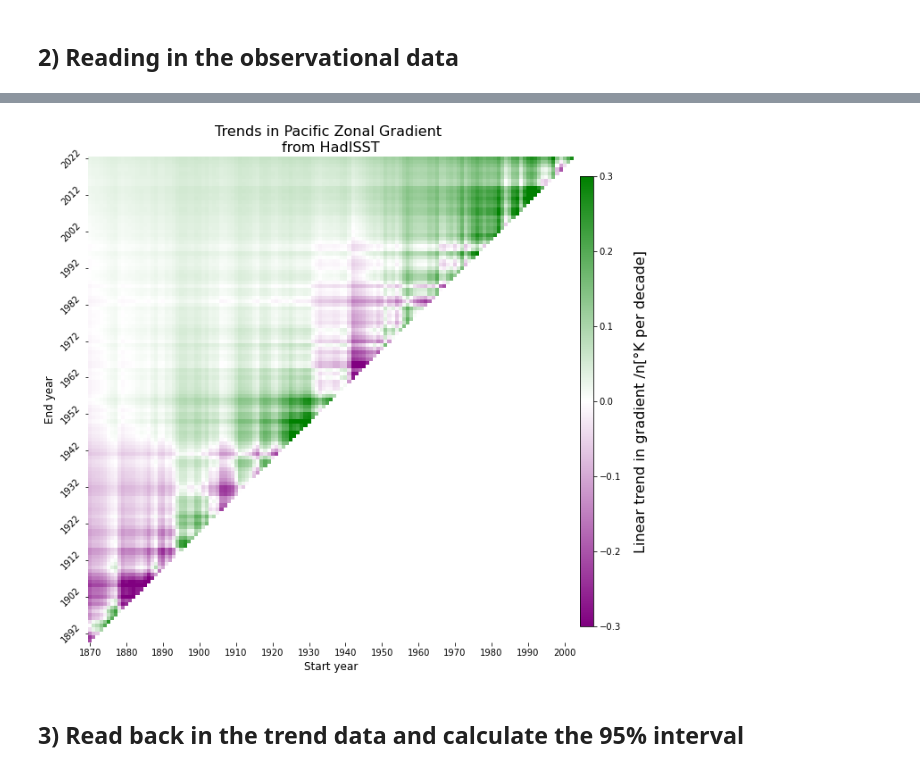
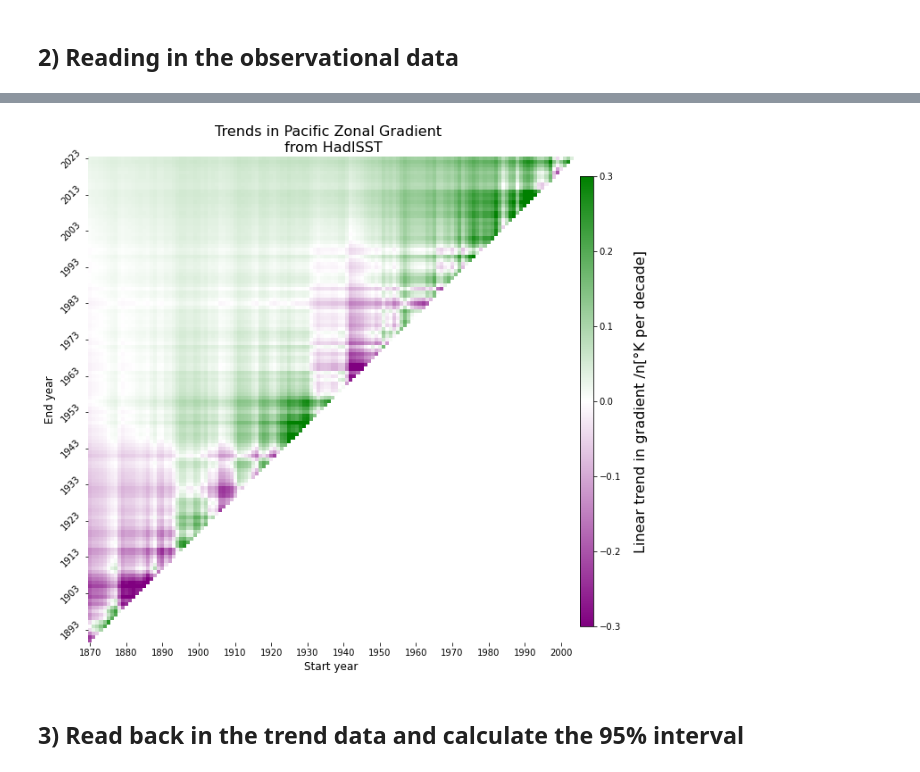
Before and after one commit to hanbyrne1995/gradient_project, a Jupyter notebook: MME_Plotting.ipynb, the cells around one changed output, grey strips where cells are left out. Saved outputs shown, nothing was run; the diff lists cells and outputs as text; code cells hidden in the pictures.

```diff
--- a/MME_Plotting.ipynb
+++ b/MME_Plotting.ipynb
@@ -72,3 +58,9 @@ plotsDir = pathBase + plotsEnd
+# %%
+#_____Plots________
+pathBase = '/home/hbyrne/Research/Gradient_project/gradient_project/Outputs/'
+plotsEnd = 'Plots_FullPeriod'
+
+plotsDir = pathBase + plotsEnd
 # %% [markdown]
 #### Inputs
 # %%
@@ -83,7 +87,8 @@ statsDir = '/home/hbyrne/Research/Gradient_project/gradient_project/Outputs/Mode
 # %% [markdown]
 ## 2) Reading in the observational data
 # %%
-fileName = 'HadISST_sst 2.nc'
+# fileName = 'HadISST_sst 2.nc'
+fileName = 'HadISST_sst (1).nc'
 os.chdir(obsDir)
 # %%
 # running the classes on it
@@ -100,5 +105,5 @@ modelInput = RemoveClimatology(modelInput)
 gradient = CalculateObsGradient(modelInput, 'HadleyISST')
 
 # calculate the trend
-trendsHad = Trend(gradient).trends
-trendsHadDf = Trend(gradient).trendsDf
+trendsHad = Trend(gradient, 20, 1870, 2023).trends
+trendsHadDf = Trend(gradient, 20, 1870, 2023).trendsDf
@@ -105,8 +147,5 @@ trendsHadDf = Trend(gradient).trendsDf
 # %%
-# the Had data has end dates that start at 1870 and start dates up to 2022; cropping so that we don't include those in the plot
-# cropping the trends Df so that plotting doesn't include deadspace
-offset = 20 # years
-trendsHadDf = CropTrendsDf(trendsHadDf, offset)
+# the Had data has end dates that start at 1870 and start dates up to 2022
 
 # calculate the vmin and vmax
 vmin = trendsHadDf.min().min()
@@ -125,35 +164,35 @@ vmax = -vmin
 colors = [(0,'purple'), (0.50,'white'), (1,'green')]
 cmap = mcolors.LinearSegmentedColormap.from_list('Purple_White_Green', colors)
 norm = mcolors.Normalize(vmin = vmin, vmax = vmax)
 
 # plotting the figure
 fig = plt.figure(figsize = (10,10))
 axesList = []
 
 ax = fig.add_subplot(111)
 ax.set_aspect('equal')
-trendPlotter = TrendPlotting(trendsHadDf, 'Trends in Pacific Zonal Gradient \nfrom HadISST', vmin, vmax, cmap, norm)
+trendPlotter = TrendPlotting(trendsHadDf, 'Trends in Pacific Zonal Gradient \n from HadISST', vmin, vmax, cmap, norm)
 plot = trendPlotter.PlotTrends(ax)
 axesList.append(ax)
 
 cbarAx = fig.add_axes([0.9, 0.15, 0.02, 0.7])
 colorBar = fig.colorbar(cm.ScalarMappable(norm = norm, cmap = cmap), cax = cbarAx)
 colorBar.set_label('Linear trend in gradient /n[°K per decade]', rotation = 90, labelpad = 15, fontsize = 16)
 
 # saving the figure
 # making and changing the directory
 if os.path.isdir(plotsDir):
     os.chdir(plotsDir)
 else:
     os.mkdir(plotsDir)
     os.chdir(plotsDir)
 
 fileName = 'Hadley.png'
 plt.savefig(fileName)
 
 plt.show()
 # %% [output]
-[figure, old version]
+[figure, new version]
 # %% [markdown]
 ## 3) Read back in the trend data and calculate the 95% interval
 # %% [markdown]
```
Also changed, not shown: parts of 43 cells of this notebook.
